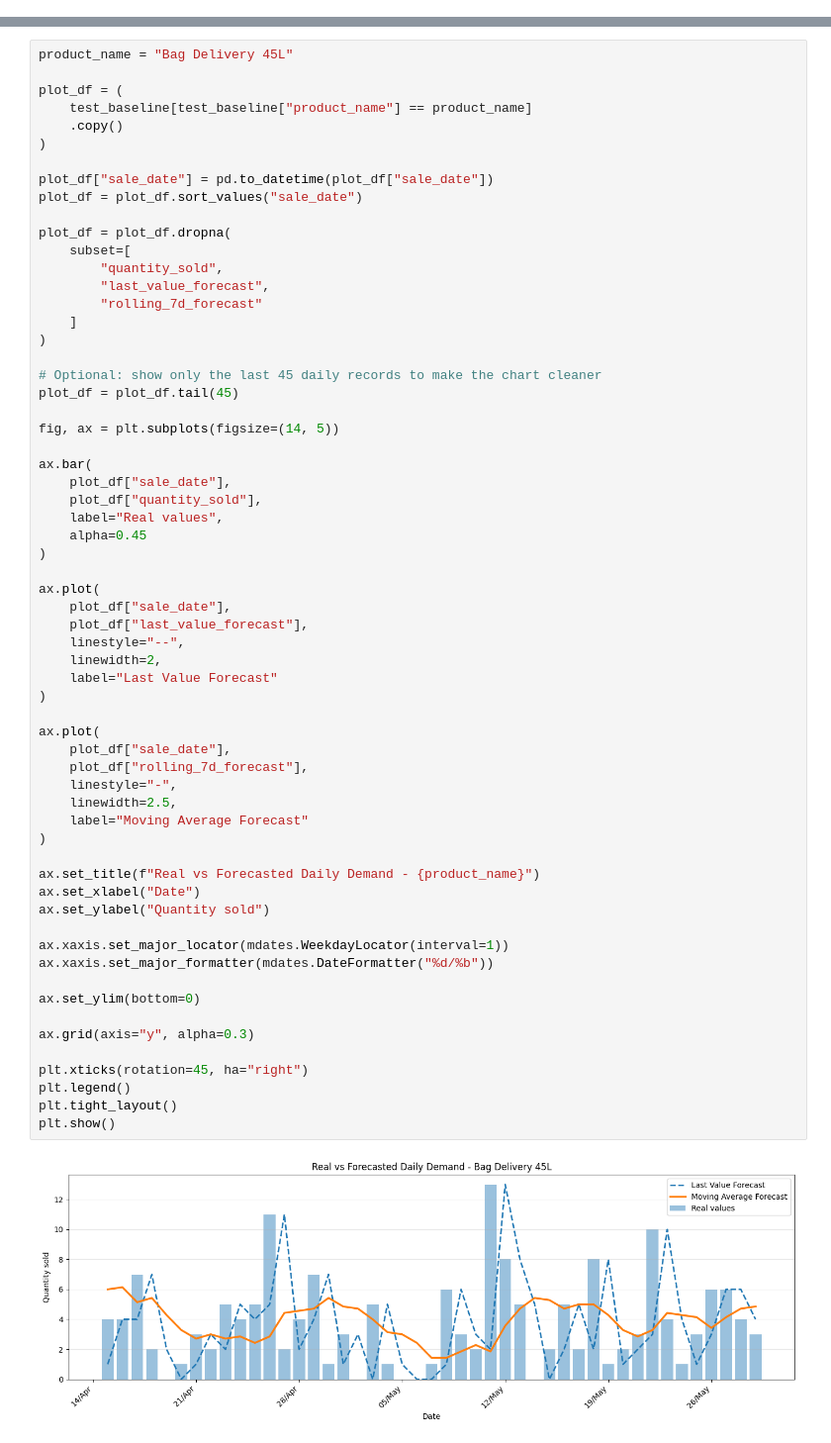
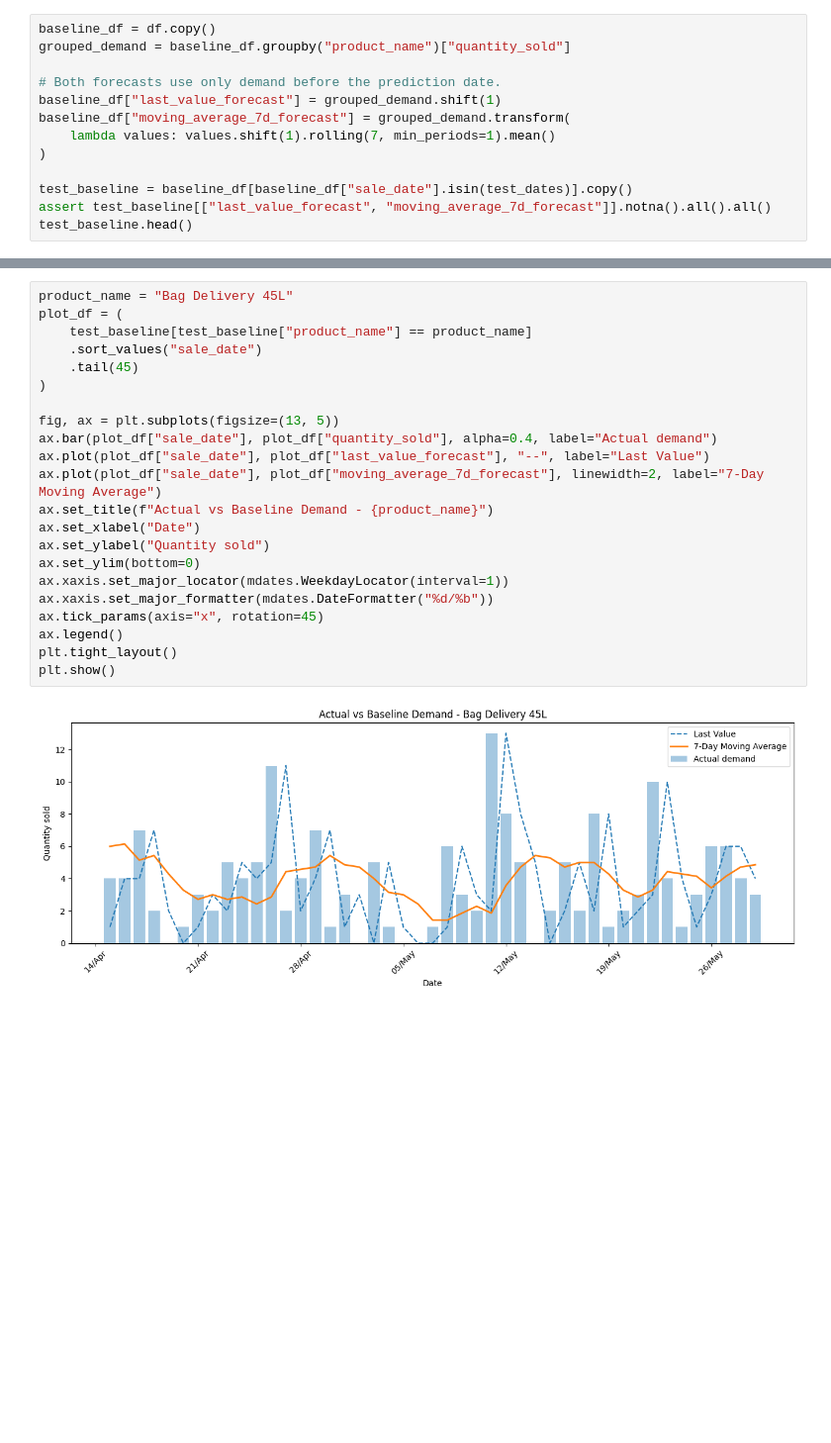
Before and after one commit to henriquecaeiro/motostock-ai, a Jupyter notebook: notebooks/03_baseline_forecast.ipynb, the cells around one changed output, grey strips where cells are left out. Shown at 99% size. Cells and saved outputs as stored; diff of their text form; blank space fills up the shorter version.

Commit message:
refactor(notebooks): review forecasting workflow and fix data leakage

```diff
--- a/notebooks/03_baseline_forecast.ipynb
+++ b/notebooks/03_baseline_forecast.ipynb
@@ -261,0 +65,13 @@ comparison_df
+# %%
+baseline_df = df.copy()
+grouped_demand = baseline_df.groupby("product_name")["quantity_sold"]
+
+# Both forecasts use only demand before the prediction date.
+baseline_df["last_value_forecast"] = grouped_demand.shift(1)
+baseline_df["moving_average_7d_forecast"] = grouped_demand.transform(
+    lambda values: values.shift(1).rolling(7, min_periods=1).mean()
+)
+
+test_baseline = baseline_df[baseline_df["sale_date"].isin(test_dates)].copy()
+assert test_baseline[["last_value_forecast", "moving_average_7d_forecast"]].notna().all().all()
+test_baseline.head()
@@ -262,64 +106,24 @@ comparison_df
 # %%
 product_name = "Bag Delivery 45L"
-
 plot_df = (
     test_baseline[test_baseline["product_name"] == product_name]
-    .copy()
+    .sort_values("sale_date")
+    .tail(45)
 )
 
-plot_df["sale_date"] = pd.to_datetime(plot_df["sale_date"])
-plot_df = plot_df.sort_values("sale_date")
-
-plot_df = plot_df.dropna(
-    subset=[
-        "quantity_sold",
-        "last_value_forecast",
-        "rolling_7d_forecast"
-    ]
-)
-
-# Optional: show only the last 45 daily records to make the chart cleaner
-plot_df = plot_df.tail(45)
-
-fig, ax = plt.subplots(figsize=(14, 5))
-
-ax.bar(
-    plot_df["sale_date"],
-    plot_df["quantity_sold"],
-    label="Real values",
-    alpha=0.45
-)
-
-ax.plot(
-    plot_df["sale_date"],
-    plot_df["last_value_forecast"],
-    linestyle="--",
-    linewidth=2,
-    label="Last Value Forecast"
-)
-
-ax.plot(
-    plot_df["sale_date"],
-    plot_df["rolling_7d_forecast"],
-    linestyle="-",
-    linewidth=2.5,
-    label="Moving Average Forecast"
-)
-
-ax.set_title(f"Real vs Forecasted Daily Demand - {product_name}")
+fig, ax = plt.subplots(figsize=(13, 5))
+ax.bar(plot_df["sale_date"], plot_df["quantity_sold"], alpha=0.4, label="Actual demand")
+ax.plot(plot_df["sale_date"], plot_df["last_value_forecast"], "--", label="Last Value")
+ax.plot(plot_df["sale_date"], plot_df["moving_average_7d_forecast"], linewidth=2, label="7-Day Moving Average")
+ax.set_title(f"Actual vs Baseline Demand - {product_name}")
 ax.set_xlabel("Date")
 ax.set_ylabel("Quantity sold")
-
+ax.set_ylim(bottom=0)
 ax.xaxis.set_major_locator(mdates.WeekdayLocator(interval=1))
 ax.xaxis.set_major_formatter(mdates.DateFormatter("%d/%b"))
-
-ax.set_ylim(bottom=0)
-
-ax.grid(axis="y", alpha=0.3)
-
-plt.xticks(rotation=45, ha="right")
-plt.legend()
+ax.tick_params(axis="x", rotation=45)
+ax.legend()
 plt.tight_layout()
 plt.show()
 # %% [output]
-[figure, old version]
+[figure, new version]
```
Also changed, not shown: parts of 30 cells of this notebook, 20 other files.
